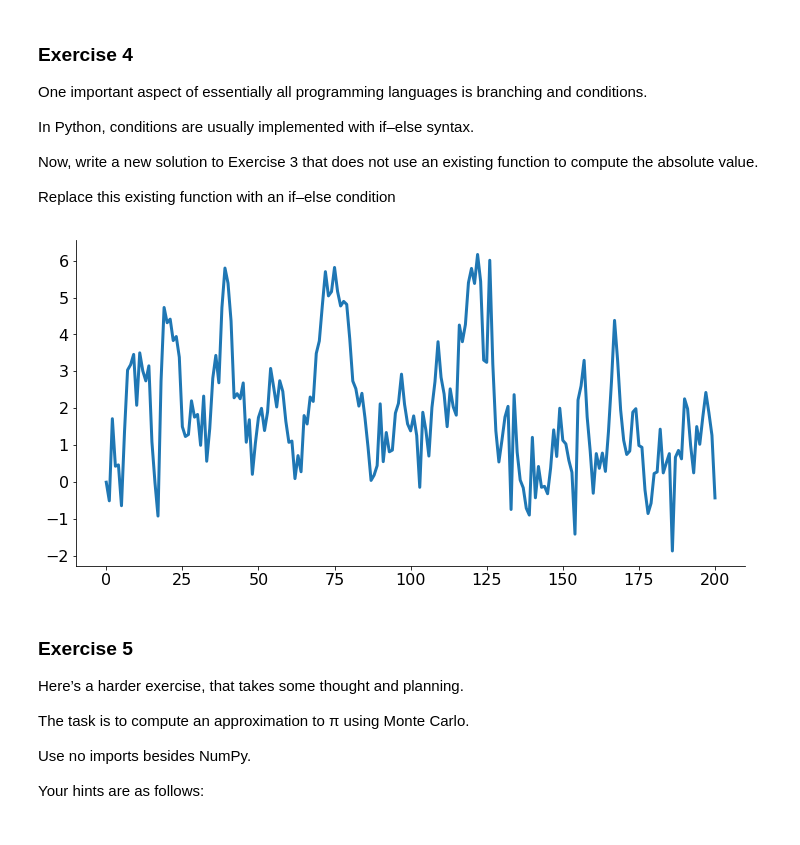
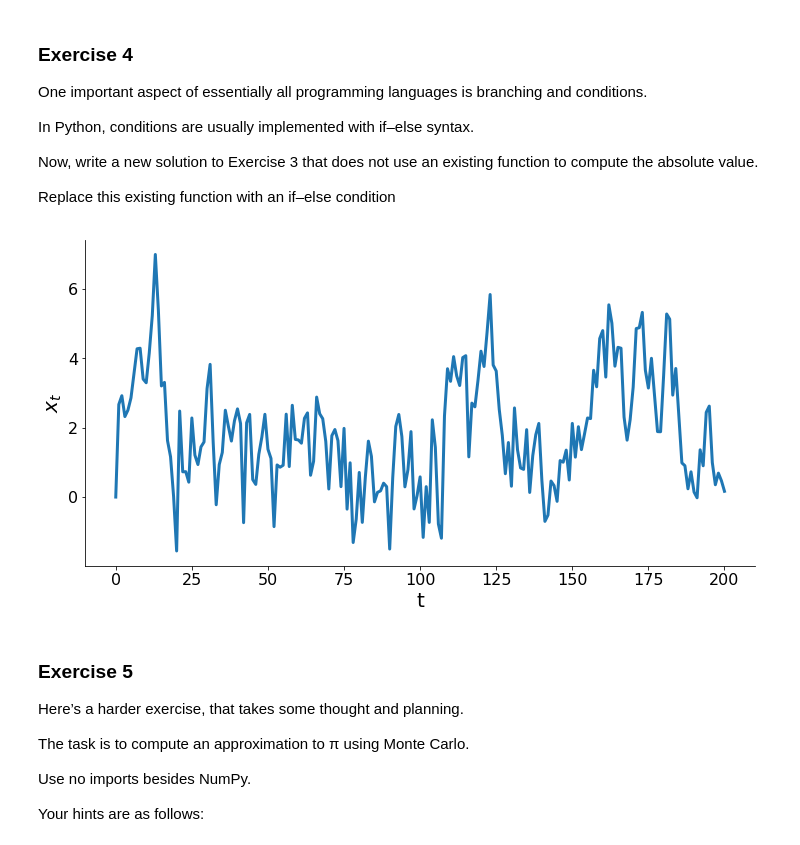
Before and after one commit to meganmccoy/QuantEcon, a Jupyter notebook: 1-PythonProgrammingEconomicsFinance.ipynb, the cells around one changed output. Drawn from its saved outputs; the diff is of its cells as text; code cells hidden in the pictures.

```diff
--- a/1-PythonProgrammingEconomicsFinance.ipynb
+++ b/1-PythonProgrammingEconomicsFinance.ipynb
@@ -98,22 +106,24 @@ Replace this existing function with an if–else condition
 # %%
 T = 200
 α = 0.9
 
 ɛ_values = np.random.randn(T+1)
 
 x_values = np.empty(T+1)
 x_values[0] = 0
 
 for i in range(T):
     if x_values[i] > 0:
         x_values[i+1] = α * x_values[i] + ɛ_values[i+1]
     else:
         x_values[i+1] = - α * x_values[i] + ɛ_values[i+1]
 
 plt.plot(x_values)
+plt.xlabel('t')
+plt.ylabel('$x_t$')
 plt.show()
 # %% [output]
-[figure, old version]
+[figure, new version]
 # %% [markdown]
 ### Exercise 5
 Here’s a harder exercise, that takes some thought and planning.
```
Also changed, not shown: parts of 5 cells of this notebook.
